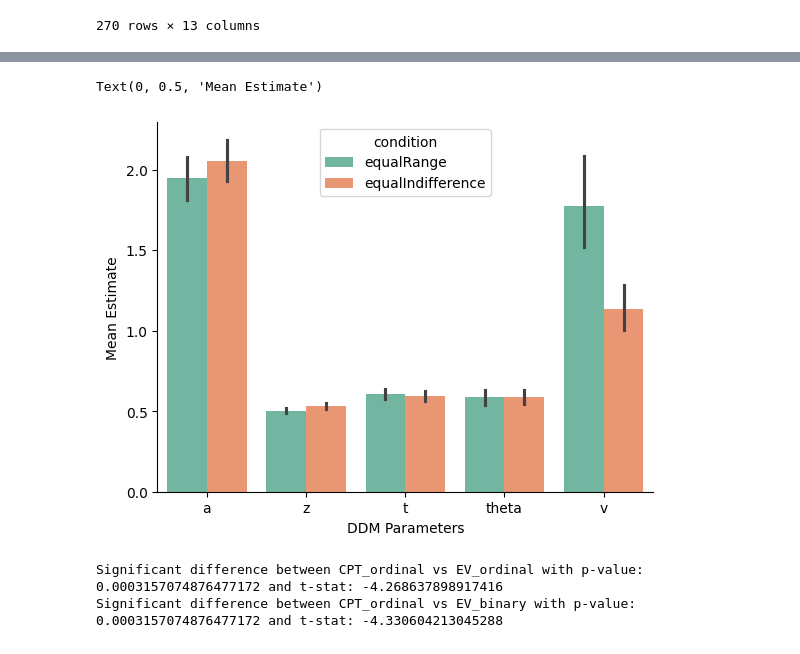
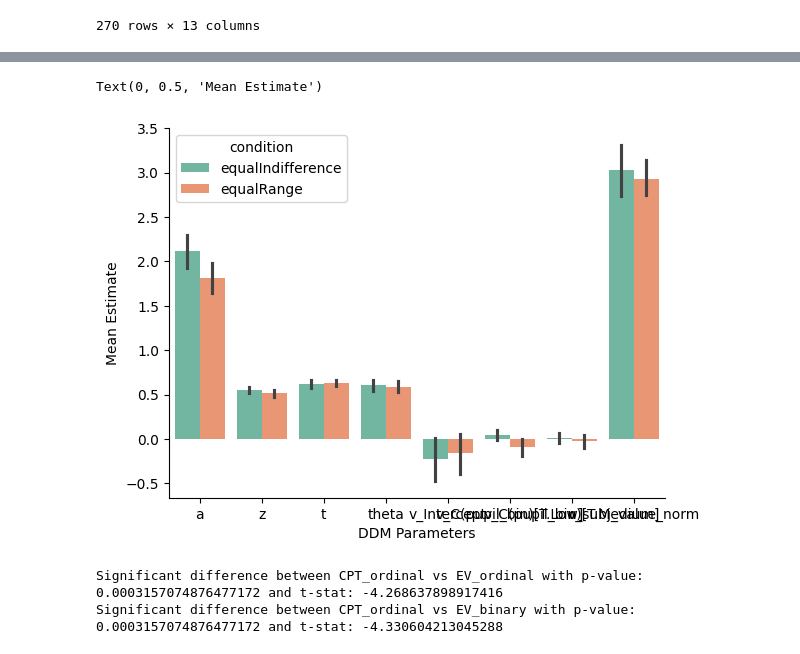
Before and after one commit to GusStgoReyes/riskyneuroarousal, a Jupyter notebook: data/2ddm.ipynb, the cells around one changed output, grey strips where cells are left out. Cells and saved outputs as stored; diff of their text form; code cells hidden in the pictures.

```diff
--- a/data/2ddm.ipynb
+++ b/data/2ddm.ipynb
@@ -59,4 +59,4 @@ ax = sns.heatmap(hmap_data, cmap='coolwarm', cbar_kws={'label': 'Accept'}, squar
 # %% [markdown]
 ##### Comparison model DDM with SVs
 # %%
-x = pd.read_csv('ddm_parameters4.csv').query("sub != 56").reset_index(drop=True)
+x = pd.read_csv('ddm_parameters6.csv').query("sub != 56").reset_index(drop=True)
@@ -78,0 +124,5 @@ plt.ylim(350, 450)
+# %%
+x["condition"] = x["sub"].apply(lambda x: "equalRange" if x % 2 == 0 else "equalIndifference")
+# %%
+# sort x by sub
+x = x.sort_values(by=["sub"])
@@ -185,11 +282,13 @@ x['condition'] = np.where(x['sub'] % 2 == 0, 'equalRange', 'equalIndifference')
+# %%
+x["condition"] = x["sub"].apply(lambda x: "equalRange" if x % 2 == 0 else "equalIndifference")
 # %%
-sns.barplot(data=x.query("param_name != 'BIC' & model_SV == 'CPT_ordinal'"), x='param_name', y='mean', hue = "condition", palette='Set2')
+sns.barplot(data=x.query("param_name != 'BIC' & model == 'driftbias'"), x='param_name', y='mean', hue = "condition", palette='Set2')
 sns.despine()
 plt.xlabel('DDM Parameters')
 plt.ylabel('Mean Estimate')
 # %% [output]
 Text(0, 0.5, 'Mean Estimate')
-[figure, old version]
+[figure, new version]
 # %%
 p_values = []
 t_stats = []
```
Also changed, not shown: parts of 28 cells of this notebook, 7 other files.
